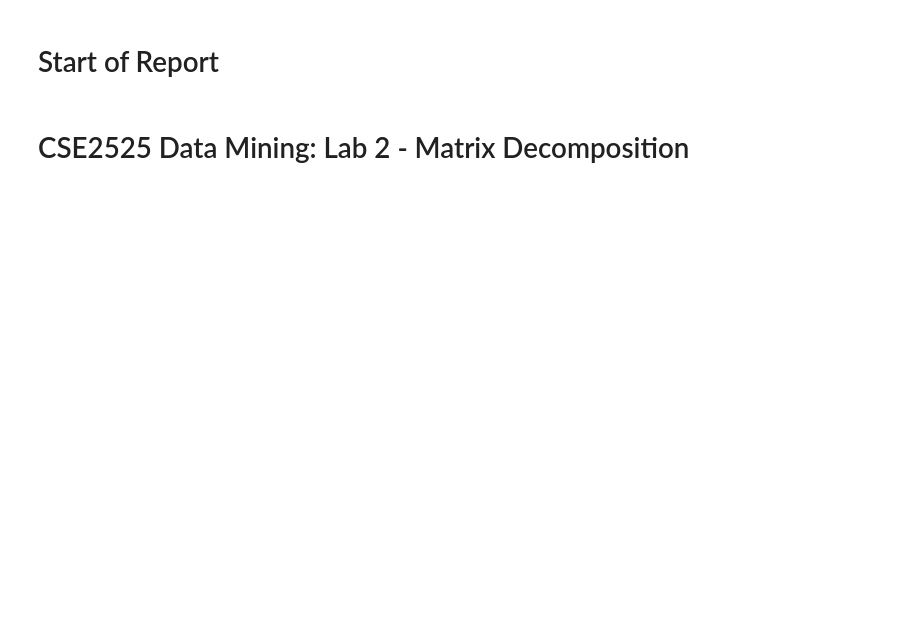
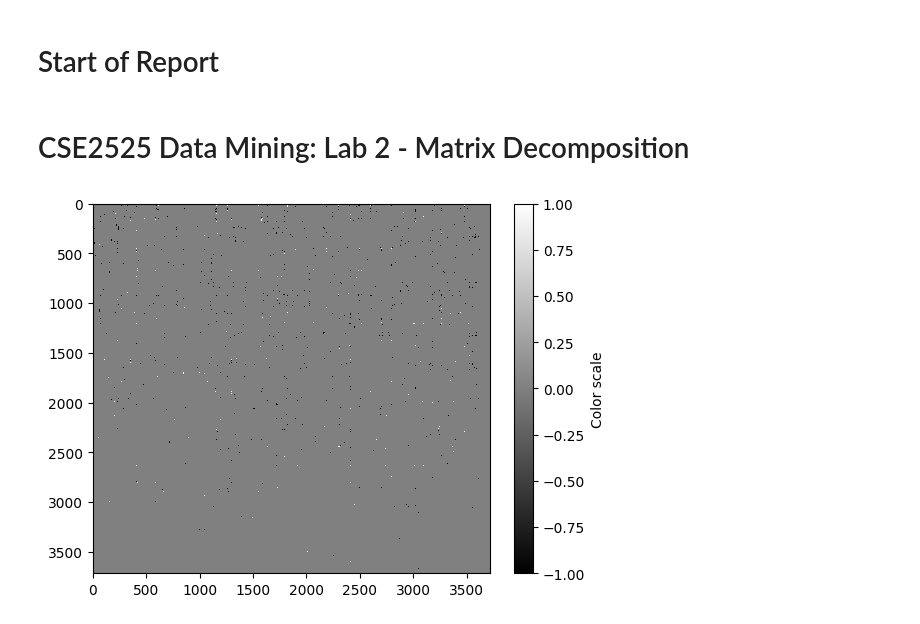
Before and after one commit to JoshCode/uni-CSE2525, a Jupyter notebook: Lab 2/Matrix Decomposition.ipynb, the cells around one changed output. Saved outputs shown, nothing was run; the diff lists cells and outputs as text; code cells hidden in the pictures; blank space fills up the shorter version.

```diff
--- a/Lab 2/Matrix Decomposition.ipynb
+++ b/Lab 2/Matrix Decomposition.ipynb
@@ -414,3 +468,39 @@ Note: Mirrored or duplicate lines tend to be sort of kinda far away from eachoth
 # Start of Report
 # %% [markdown]
 # CSE2525 Data Mining: Lab 2 - Matrix Decomposition
+# %%
+# Initiate a new user-user matrix showing every posibility of a user being reccomended to another user
+n_users = 3716
+user_interactions = np.zeros((n_users+1,n_users+1))
+
+# Populate the matrix with likes and dislikes from the datas
+# The entries are assumed to be in temporal order, and the most recent entry is implicitly given priority in case of contradicting data (Because this probably represents a person changing their mind)
+def get_user_interactions(data):
+  for i, row in data.iterrows():
+    from_id = row['user_from_id']
+    to_id = row['user_to_id']
+    is_like = row['is_like']
+    is_match = row['is_match']
+
+    if(is_like):
+      user_interactions[from_id,to_id] = 1
+      # If user A got a match with user B, user B must have also liked user A. We log this, too
+      if(is_match): user_interactions[to_id,from_id] = 1
+    else: user_interactions[from_id,to_id] = -1
+
+  return user_interactions
+
+user_interactions = get_user_interactions(train_data)
+
+# The bolow plot shows interactions. White dots are likes, and black dots are dislikes (grey means no information.)
+# No users have been removed. Even a user with a single dislike gives some useful information,
+# as the algorithm can't 'get away with' randomly assigning this user high values and concluding the user simply likes everyone.
+# While empty rows and columns provide no information and may as well be removed, there's little point to doing so.
+# These rows and columns don't affect other ones, as they are irrelevant to the reconstruction error.
+import matplotlib.pyplot as plt
+plt.imshow(user_interactions,cmap='grey',
+interpolation='nearest', aspect='auto')
+plt.colorbar(label='Color scale')
+plt.show()
+# %% [output]
+[figure, added]
```
Also changed, not shown: parts of 9 cells of this notebook.
